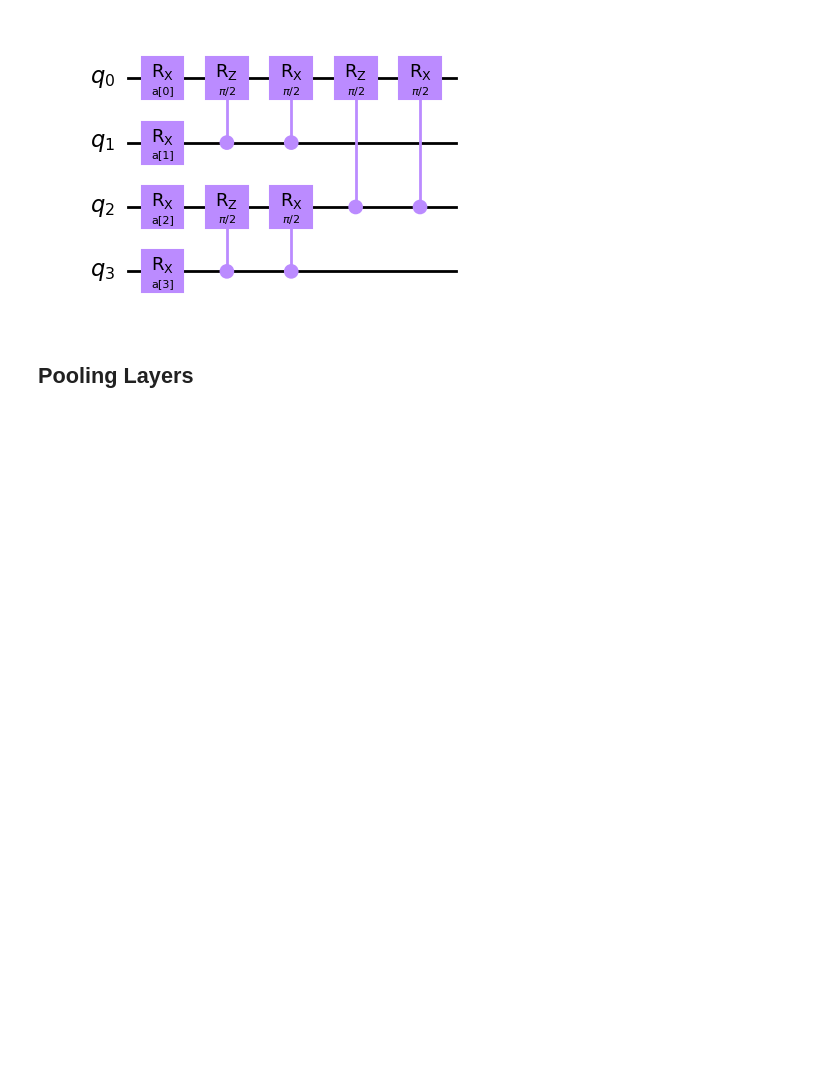
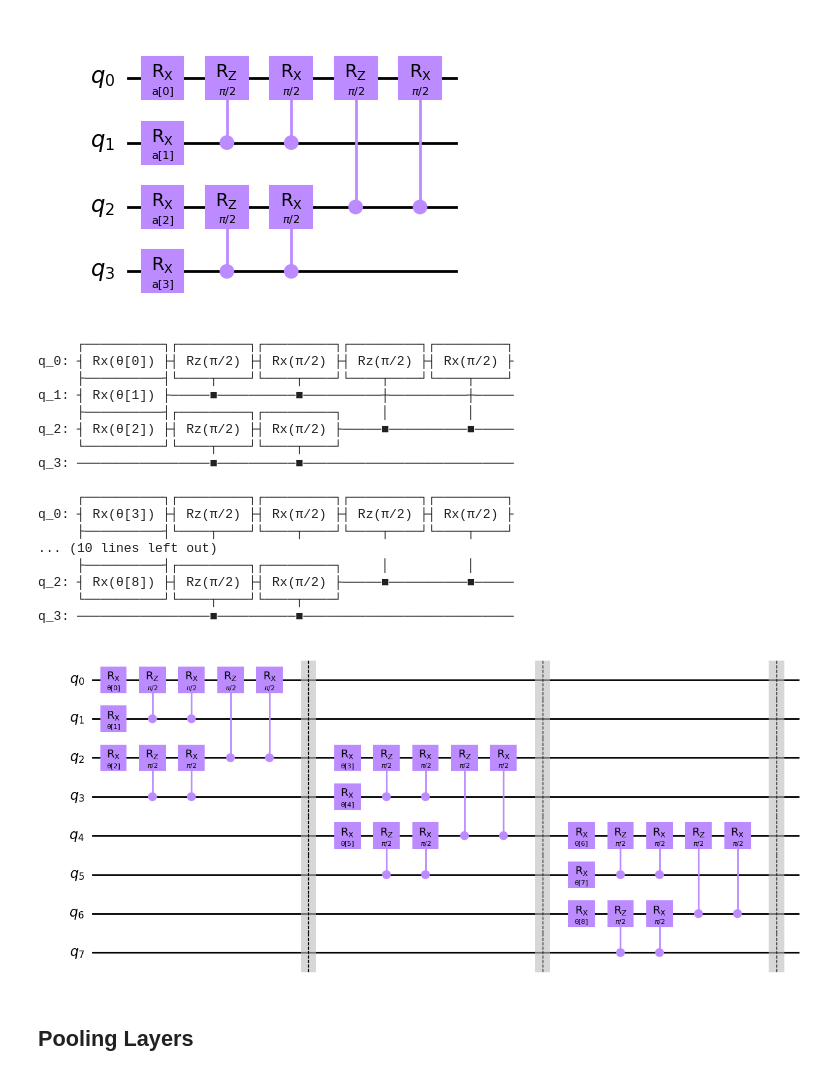
Before and after one commit to halcdev/qcnn, a Jupyter notebook: Subteam 2/QPL - Qis - JUP.ipynb, the cells around one changed output. Cells and saved outputs as stored; diff of their text form; code cells hidden in the pictures; blank space fills up the shorter version.

```diff
--- a/Subteam 2/QPL - Qis - JUP.ipynb
+++ b/Subteam 2/QPL - Qis - JUP.ipynb
@@ -47,6 +47,46 @@ q_2: ┤ Rx(a[2]) ├┤ Rz(π/2) ├┤ Rx(π/2) ├─────■───
 q_3: ┤ Rx(a[3]) ├─────■──────────■───────────────────────────
      └──────────┘
 [figure]
+# %%
+def conv_layer(num_qubits, param_prefix):
+    qc = QuantumCircuit(num_qubits, name="Convolutional Layer")
+    qubits = list(range(num_qubits))
+    param_index = 0
+    params = ParameterVector(param_prefix, length=num_qubits * 3)
+
+    for i in range(0, num_qubits - 3, 2):
+        qc = qc.compose(conv_circuit(params[param_index : (param_index + 3)]), qubits[i : i + 4])
+        qc.barrier()
+        param_index += 3
+
+    qc_inst = qc.to_instruction()
+
+    qc = QuantumCircuit(num_qubits)
+    qc.append(qc_inst, qubits)
+    return qc
+
+
+circuit = conv_layer(8, "θ")
+circuit.decompose().draw("mpl")
+# %% [output]
+     ┌──────────┐┌─────────┐┌─────────┐┌─────────┐┌─────────┐
+q_0: ┤ Rx(θ[0]) ├┤ Rz(π/2) ├┤ Rx(π/2) ├┤ Rz(π/2) ├┤ Rx(π/2) ├
+     ├──────────┤└────┬────┘└────┬────┘└────┬────┘└────┬────┘
+q_1: ┤ Rx(θ[1]) ├─────■──────────■──────────┼──────────┼─────
+     ├──────────┤┌─────────┐┌─────────┐     │          │
+q_2: ┤ Rx(θ[2]) ├┤ Rz(π/2) ├┤ Rx(π/2) ├─────■──────────■─────
+     └──────────┘└────┬────┘└────┬────┘
+q_3: ─────────────────■──────────■───────────────────────────
+
+     ┌──────────┐┌─────────┐┌─────────┐┌─────────┐┌─────────┐
+q_0: ┤ Rx(θ[3]) ├┤ Rz(π/2) ├┤ Rx(π/2) ├┤ Rz(π/2) ├┤ Rx(π/2) ├
+     ├──────────┤└────┬────┘└────┬────┘└────┬────┘└────┬────┘
+... (10 lines left out)
+     ├──────────┤┌─────────┐┌─────────┐     │          │
+q_2: ┤ Rx(θ[8]) ├┤ Rz(π/2) ├┤ Rx(π/2) ├─────■──────────■─────
+     └──────────┘└────┬────┘└────┬────┘
+q_3: ─────────────────■──────────■───────────────────────────
+[figure, added]
 # %% [markdown]
 ## Pooling Layers
 # %%
```
Also changed, not shown: parts of 13 cells of this notebook, 2 other files.
